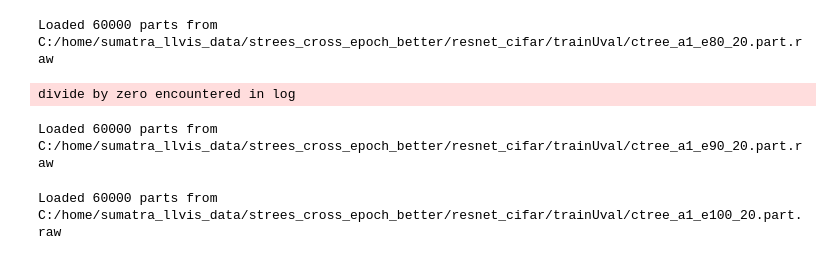
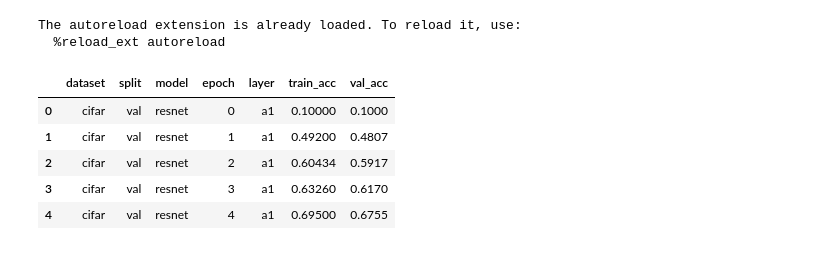
Before and after one commit to vgl-iisc/dnn-topple, a Jupyter notebook: experiments/layout/cifar_resnet_layouts.ipynb, the cells around one changed output. Saved outputs shown, nothing was run; the diff lists cells and outputs as text; code cells hidden in the pictures.

```diff
--- a/experiments/layout/cifar_resnet_layouts.ipynb
+++ b/experiments/layout/cifar_resnet_layouts.ipynb
@@ -11,2 +1,30 @@ The autoreload extension is already loaded. To reload it, use:
+# %%
+%load_ext autoreload
+%autoreload 2
+
+import pyct as ct
+from make_layout import make_layouts
+from make_icicle import make_icicle
+
+import pandas as pd
+
+metrics = pd.read_csv("../../experiment_data/balance_metrics/cross_epoch_better.csv")
+
+metrics = metrics[["dataset", "split", "model", "epoch", "layer", "train_acc", "val_acc"]]
+metrics = metrics[(metrics["dataset"] == "cifar") & (metrics["model"] == "resnet")]
+metrics = metrics[metrics["split"] == "val"]
+
+metrics.sort_values(by=["epoch"], inplace=True)
+metrics.reset_index(drop=True, inplace=True)
+metrics.head()
+# %% [output]
+The autoreload extension is already loaded. To reload it, use:
+  %reload_ext autoreload
+|  | dataset | split | model | epoch | layer | train_acc | val_acc |
+| 0 | cifar | val | resnet | 0 | a1 | 0.10000 | 0.1000 |
+| 1 | cifar | val | resnet | 1 | a1 | 0.49200 | 0.4807 |
+| 2 | cifar | val | resnet | 2 | a1 | 0.60434 | 0.5917 |
+| 3 | cifar | val | resnet | 3 | a1 | 0.63260 | 0.6170 |
+| 4 | cifar | val | resnet | 4 | a1 | 0.69500 | 0.6755 |
 # %%
 path_templ = lambda e: f"C:/home/sumatra_llvis_data/strees_cross_epoch_better/resnet_cifar/trainUval/ctree_a1_e{e}_20"
@@ -16,16 +30,0 @@ for i in range(80, 148, 2):
-# %%
-fig = make_icicle(path_templ(80))
-fig.show()
-# %% [output]
-Loaded 60000 parts from C:/home/sumatra_llvis_data/strees_cross_epoch_better/resnet_cifar/trainUval/ctree_a1_e80_20.part.raw
-divide by zero encountered in log
-# %%
-fig = make_icicle(path_templ(90))
-fig.show()
-# %% [output]
-Loaded 60000 parts from C:/home/sumatra_llvis_data/strees_cross_epoch_better/resnet_cifar/trainUval/ctree_a1_e90_20.part.raw
-# %%
-fig = make_icicle(path_templ(100))
-fig.show()
-# %% [output]
-Loaded 60000 parts from C:/home/sumatra_llvis_data/strees_cross_epoch_better/resnet_cifar/trainUval/ctree_a1_e100_20.part.raw
```
Also changed, not shown: parts of 8 cells of this notebook, 22 other files.
